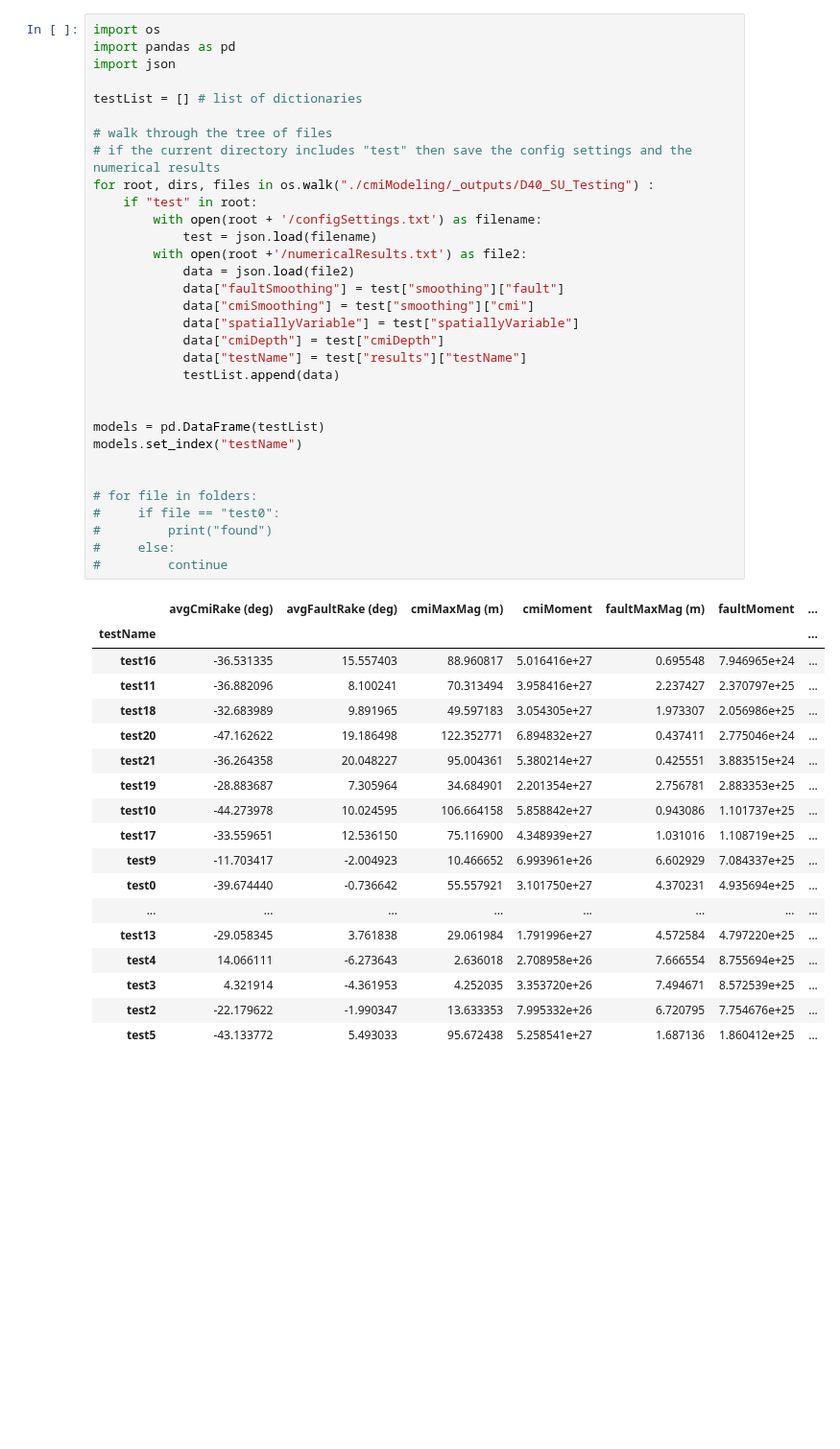
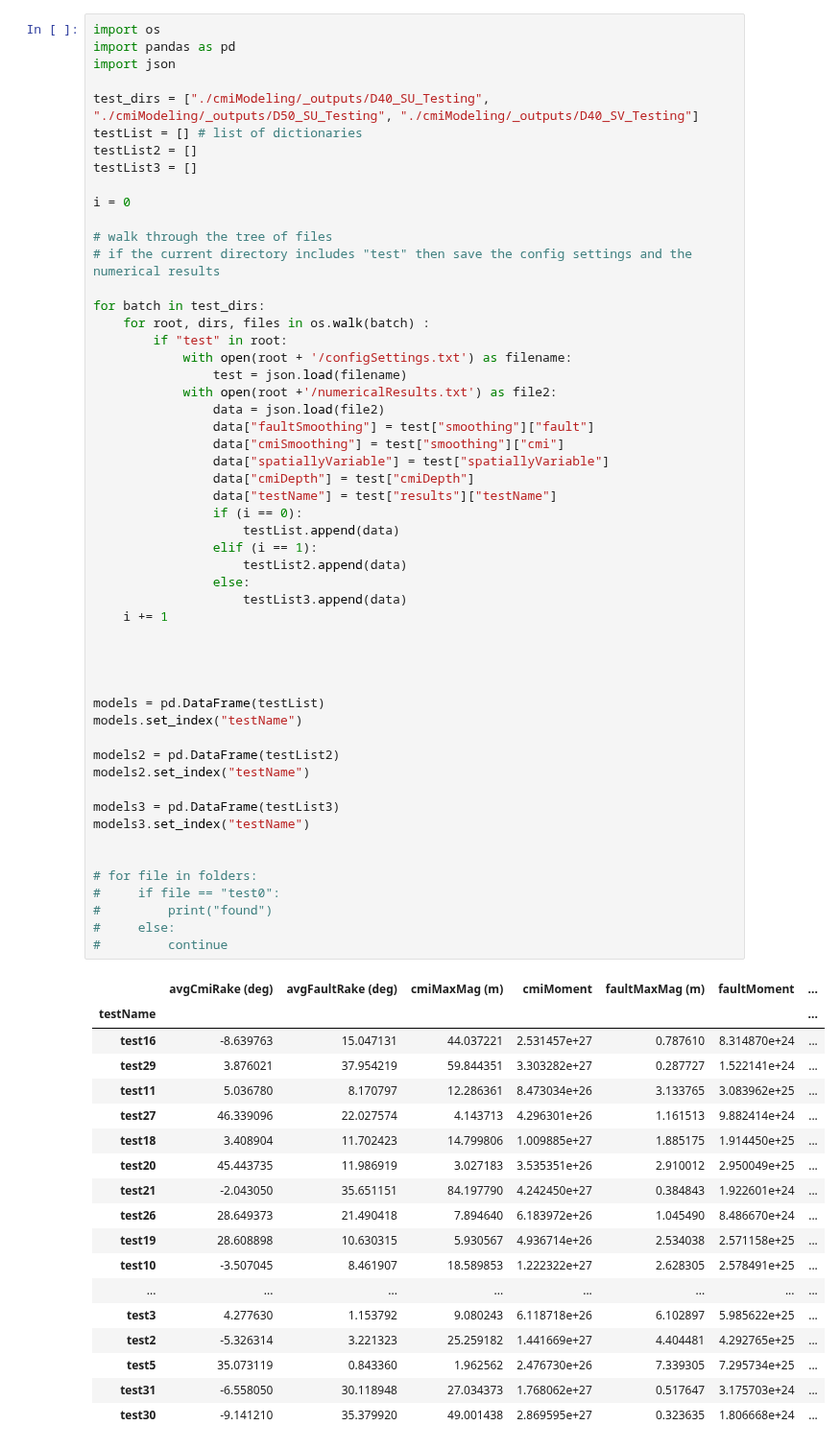
Before and after one commit to e-middleton/Emily_fault_displacement, a Jupyter notebook: parseResults.ipynb, the cells around one changed output. Shown at 96% size. Saved outputs shown, nothing was run; the diff lists cells and outputs as text; blank space fills up the shorter version.

```diff
--- a/parseResults.ipynb
+++ b/parseResults.ipynb
@@ -1,53 +1,74 @@
 # %%
 import os
 import pandas as pd
 import json
 
+test_dirs = ["./cmiModeling/_outputs/D40_SU_Testing", "./cmiModeling/_outputs/D50_SU_Testing", "./cmiModeling/_outputs/D40_SV_Testing"]
 testList = [] # list of dictionaries
+testList2 = []
+testList3 = []
+
+i = 0
 
 # walk through the tree of files
 # if the current directory includes "test" then save the config settings and the numerical results
-for root, dirs, files in os.walk("./cmiModeling/_outputs/D40_SU_Testing") :
-    if "test" in root:
-        with open(root + '/configSettings.txt') as filename:
-            test = json.load(filename)
-        with open(root +'/numericalResults.txt') as file2:
-            data = json.load(file2)
-            data["faultSmoothing"] = test["smoothing"]["fault"]
-            data["cmiSmoothing"] = test["smoothing"]["cmi"]
-            data["spatiallyVariable"] = test["spatiallyVariable"]
-            data["cmiDepth"] = test["cmiDepth"]
-            data["testName"] = test["results"]["testName"]
-            testList.append(data)
+
+for batch in test_dirs:
+    for root, dirs, files in os.walk(batch) :
+        if "test" in root:
+            with open(root + '/configSettings.txt') as filename:
+                test = json.load(filename)
+            with open(root +'/numericalResults.txt') as file2:
+                data = json.load(file2)
+                data["faultSmoothing"] = test["smoothing"]["fault"]
+                data["cmiSmoothing"] = test["smoothing"]["cmi"]
+                data["spatiallyVariable"] = test["spatiallyVariable"]
+                data["cmiDepth"] = test["cmiDepth"]
+                data["testName"] = test["results"]["testName"]
+                if (i == 0):
+                    testList.append(data)
+                elif (i == 1):
+                    testList2.append(data)
+                else:
+                    testList3.append(data)
+    i += 1
+
+
 
 
 models = pd.DataFrame(testList)
 models.set_index("testName")
+
+models2 = pd.DataFrame(testList2)
+models2.set_index("testName")
+
+models3 = pd.DataFrame(testList3)
+models3.set_index("testName")
 
 
 # for file in folders:
 #     if file == "test0":
 #         print("found")
 #     else:
 #         continue
 # %% [output]
 |  | avgCmiRake (deg) | avgFaultRake (deg) | cmiMaxMag (m) | cmiMoment | faultMaxMag (m) | faultMoment | ... |
 | testName |  |  |  |  |  |  | ... |
-| test16 | -36.531335 | 15.557403 | 88.960817 | 5.016416e+27 | 0.695548 | 7.946965e+24 | ... |
-| test11 | -36.882096 | 8.100241 | 70.313494 | 3.958416e+27 | 2.237427 | 2.370797e+25 | ... |
-| test18 | -32.683989 | 9.891965 | 49.597183 | 3.054305e+27 | 1.973307 | 2.056986e+25 | ... |
-| test20 | -47.162622 | 19.186498 | 122.352771 | 6.894832e+27 | 0.437411 | 2.775046e+24 | ... |
-| test21 | -36.264358 | 20.048227 | 95.004361 | 5.380214e+27 | 0.425551 | 3.883515e+24 | ... |
-| test19 | -28.883687 | 7.305964 | 34.684901 | 2.201354e+27 | 2.756781 | 2.883353e+25 | ... |
-| test10 | -44.273978 | 10.024595 | 106.664158 | 5.858842e+27 | 0.943086 | 1.101737e+25 | ... |
-| test17 | -33.559651 | 12.536150 | 75.116900 | 4.348939e+27 | 1.031016 | 1.108719e+25 | ... |
-| test9 | -11.703417 | -2.004923 | 10.466652 | 6.993961e+26 | 6.602929 | 7.084337e+25 | ... |
-| test0 | -39.674440 | -0.736642 | 55.557921 | 3.101750e+27 | 4.370231 | 4.935694e+25 | ... |
+| test16 | -8.639763 | 15.047131 | 44.037221 | 2.531457e+27 | 0.787610 | 8.314870e+24 | ... |
+| test29 | 3.876021 | 37.954219 | 59.844351 | 3.303282e+27 | 0.287727 | 1.522141e+24 | ... |
+| test11 | 5.036780 | 8.170797 | 12.286361 | 8.473034e+26 | 3.133765 | 3.083962e+25 | ... |
+| test27 | 46.339096 | 22.027574 | 4.143713 | 4.296301e+26 | 1.161513 | 9.882414e+24 | ... |
+| test18 | 3.408904 | 11.702423 | 14.799806 | 1.009885e+27 | 1.885175 | 1.914450e+25 | ... |
+| test20 | 45.443735 | 11.986919 | 3.027183 | 3.535351e+26 | 2.910012 | 2.950049e+25 | ... |
+| test21 | -2.043050 | 35.651151 | 84.197790 | 4.242450e+27 | 0.384843 | 1.922601e+24 | ... |
+| test26 | 28.649373 | 21.490418 | 7.894640 | 6.183972e+26 | 1.045490 | 8.486670e+24 | ... |
+| test19 | 28.608898 | 10.630315 | 5.930567 | 4.936714e+26 | 2.534038 | 2.571158e+25 | ... |
+| test10 | -3.507045 | 8.461907 | 18.589853 | 1.222322e+27 | 2.628305 | 2.578491e+25 | ... |
 | ... | ... | ... | ... | ... | ... | ... | ... |
-| test13 | -29.058345 | 3.761838 | 29.061984 | 1.791996e+27 | 4.572584 | 4.797220e+25 | ... |
-| test4 | 14.066111 | -6.273643 | 2.636018 | 2.708958e+26 | 7.666554 | 8.755694e+25 | ... |
-| test3 | 4.321914 | -4.361953 | 4.252035 | 3.353720e+26 | 7.494671 | 8.572539e+25 | ... |
-| test2 | -22.179622 | -1.990347 | 13.633353 | 7.995332e+26 | 6.720795 | 7.754676e+25 | ... |
-| test5 | -43.133772 | 5.493033 | 95.672438 | 5.258541e+27 | 1.687136 | 1.860412e+25 | ... |
+| test3 | 4.277630 | 1.153792 | 9.080243 | 6.118718e+26 | 6.102897 | 5.985622e+25 | ... |
+| test2 | -5.326314 | 3.221323 | 25.259182 | 1.441669e+27 | 4.404481 | 4.292765e+25 | ... |
+| test5 | 35.073119 | 0.843360 | 1.962562 | 2.476730e+26 | 7.339305 | 7.295734e+25 | ... |
+| test31 | -6.558050 | 30.118948 | 27.034373 | 1.768062e+27 | 0.517647 | 3.175703e+24 | ... |
+| test30 | -9.141210 | 35.379920 | 49.001438 | 2.869595e+27 | 0.323635 | 1.806668e+24 | ... |
 # %%
 f1e13_models = (models.loc[lambda df: (df["faultSmoothing"] == 1e13)]).sort_values(by="cmiSmoothing")
```
Also changed, not shown: parts of 4 cells of this notebook, 13 other files.
